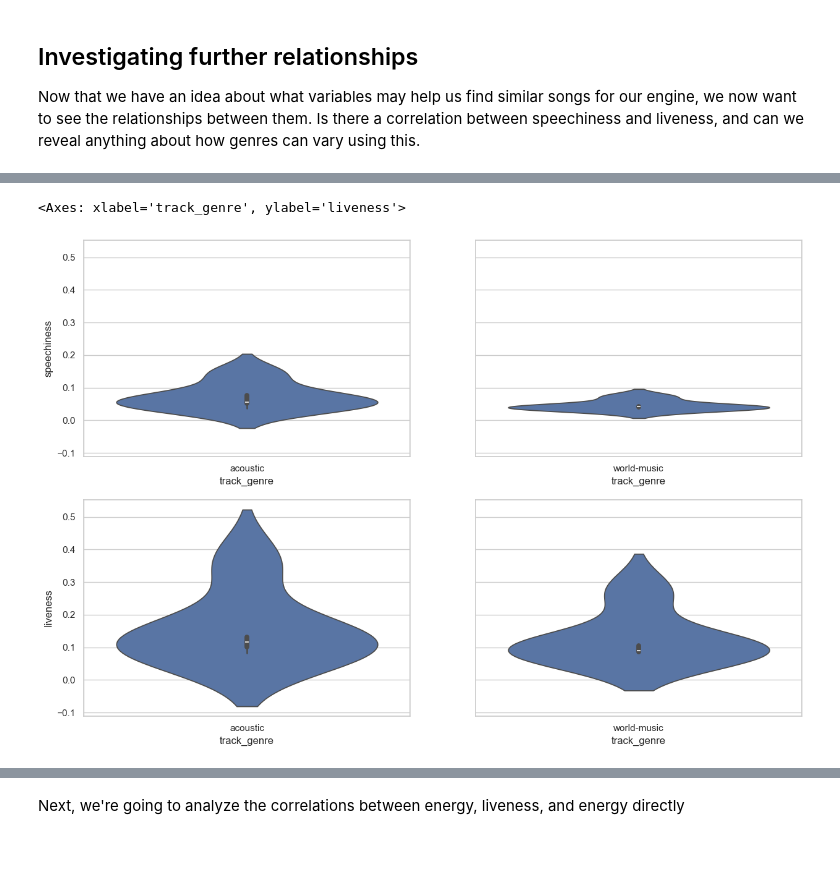
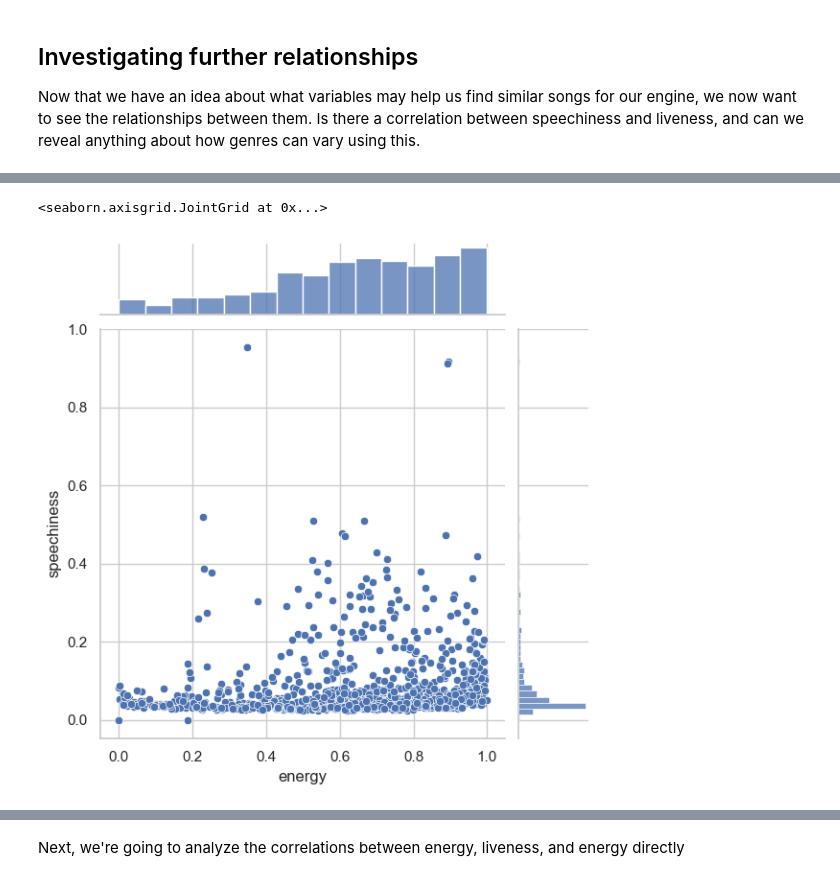
Before and after one commit to Khai189/SpotifyRecommender, a Jupyter notebook: TrainingData/DataVisualization.ipynb, the cells around one changed output, grey strips where cells are left out. Drawn from its saved outputs; the diff is of its cells as text; code cells hidden in the pictures; blank space fills up the shorter version.

```diff
--- a/TrainingData/DataVisualization.ipynb
+++ b/TrainingData/DataVisualization.ipynb
@@ -95,12 +81,9 @@ ax.set(xticklabels= [], ylabel="Speechiness")
 # %%
 df_head = df.head(5)
 df_tail = df.tail(5)
 sns.set_theme(style="whitegrid")
-fig, axes = plt.subplots(2, 2, figsize=(15, 10), sharey=True)
-sns.violinplot(ax=axes[0][0], x='track_genre', y='speechiness', data=df_head)
-sns.violinplot(ax=axes[0][1], x='track_genre', y='speechiness', data=df_tail)
-sns.violinplot(ax=axes[1][0], x='track_genre', y='liveness', data=df_head)
-sns.violinplot(ax=axes[1][1], x='track_genre', y='liveness', data=df_tail)
+g = sns.JointGrid(optimized_random_df, x="energy", y="speechiness")
+g.plot(sns.scatterplot, sns.histplot)
 # %% [output]
-<Axes: xlabel='track_genre', ylabel='liveness'>
+<seaborn.axisgrid.JointGrid at 0x...>
-[figure, old version]
+[figure, new version]
```
Also changed, not shown: parts of 7 cells of this notebook.
